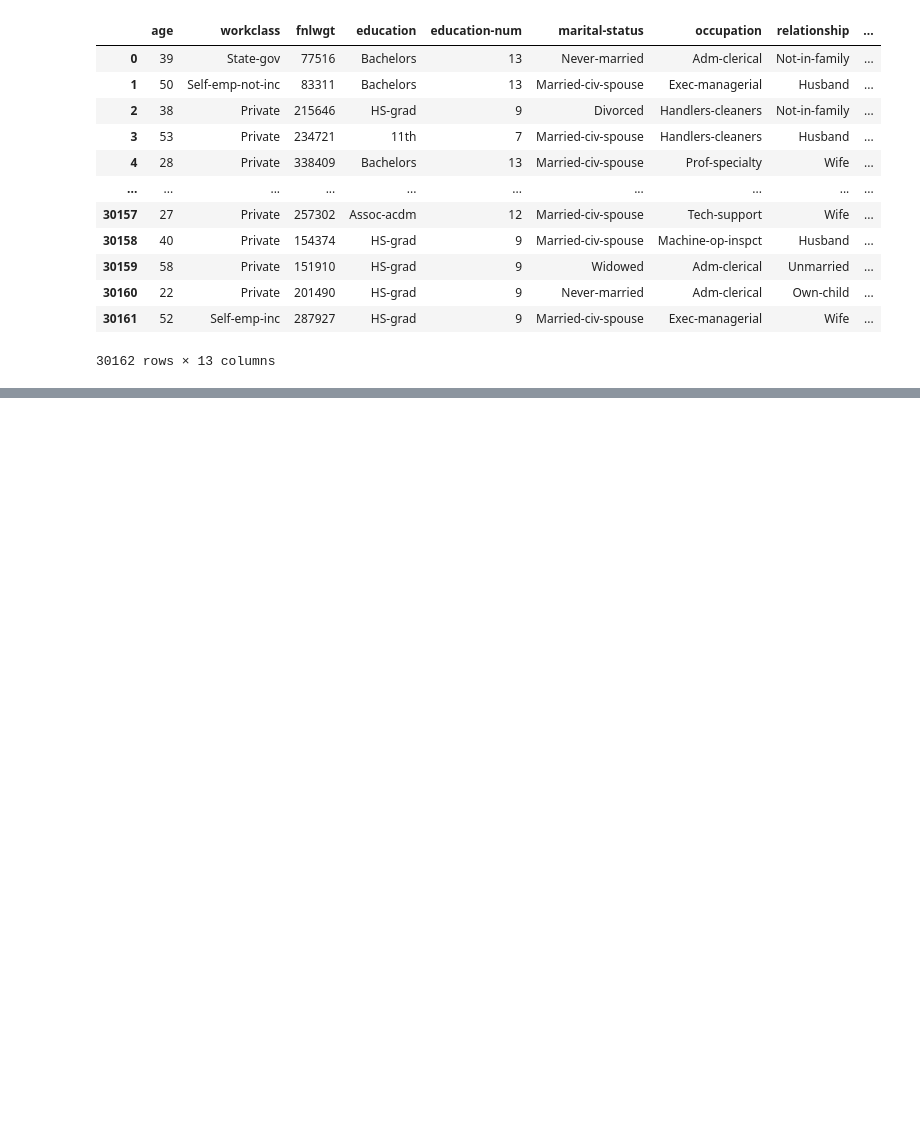
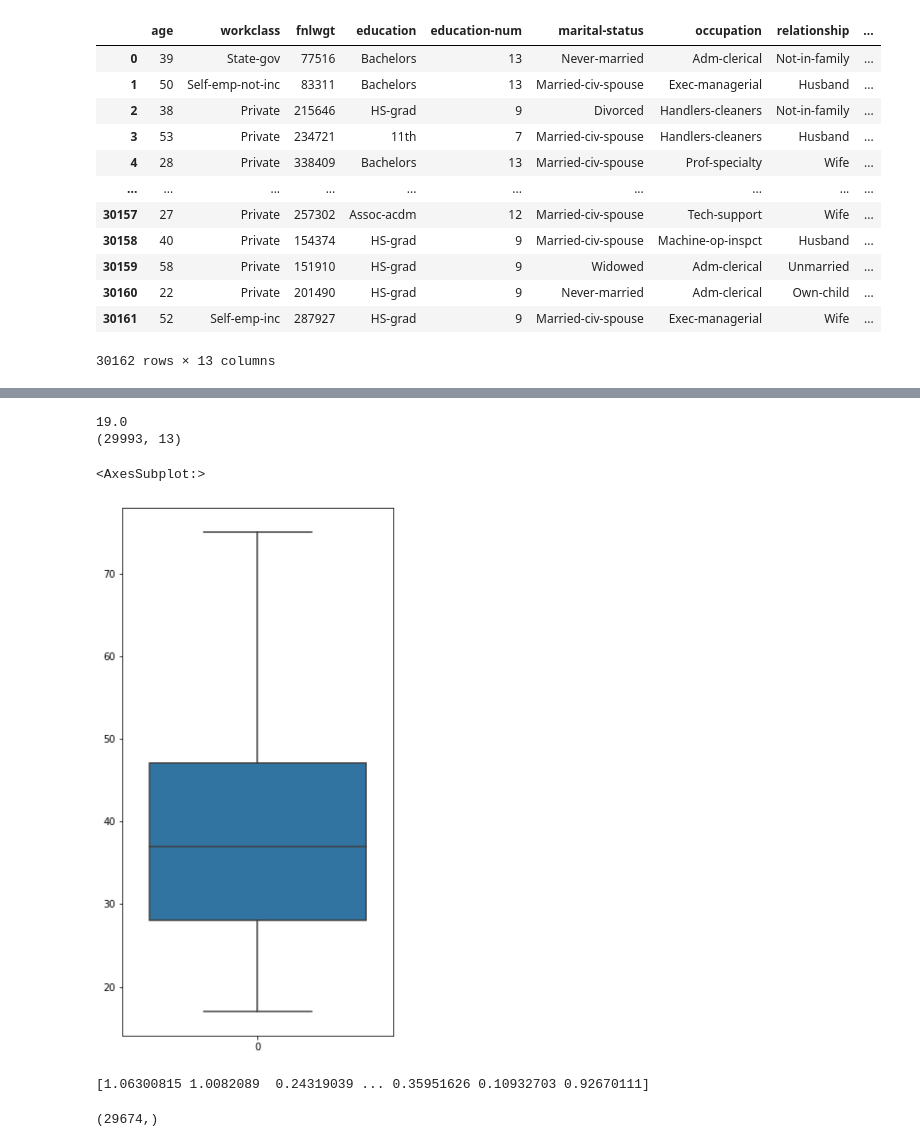
Before and after one commit to aakash1998/ADULT-INCOME-PREDCIT-ML, a Jupyter notebook: PreProcessing/Preprocessing Part 1.ipynb, the cells around one changed output, grey strips where cells are left out. Drawn from its saved outputs; the diff is of its cells as text; code cells hidden in the pictures; blank space fills up the shorter version.

```diff
--- a/PreProcessing/Preprocessing Part 1.ipynb
+++ b/PreProcessing/Preprocessing Part 1.ipynb
@@ -438,0 +324,21 @@ index
+# %%
+Q1 = np.percentile(df['age'] , 25 , interpolation='midpoint')
+Q3 = np.percentile(df['age'] , 75 , interpolation='midpoint')
+IQR = Q3 - Q1
+print(IQR)
+
+upper = np.where(df['age'] >= (Q3+1.5*IQR))
+lower = np.where(df['age'] <= (Q1-1.5*IQR))
+
+df.drop(upper[0] , inplace=True)
+df.drop(lower[0] , inplace=True)
+print(df.shape)
+# %% [output]
+19.0
+(29993, 13)
+# %%
+plt.figure(figsize =(5,10))
+sns.boxplot(data = df['age'])
+# %% [output]
+<AxesSubplot:>
+[figure, added]
@@ -438,0 +349,4 @@ index
+# %%
+print(z)
+# %% [output]
+[1.06300815 1.0082089  0.24319039 ... 0.35951626 0.10932703 0.92670111]
@@ -438,0 +355,4 @@ index
+# %%
+df_fnlwgt_outliers.shape
+# %% [output]
+(29674,)
```
Also changed, not shown: parts of 52 cells of this notebook, 1 other file.
